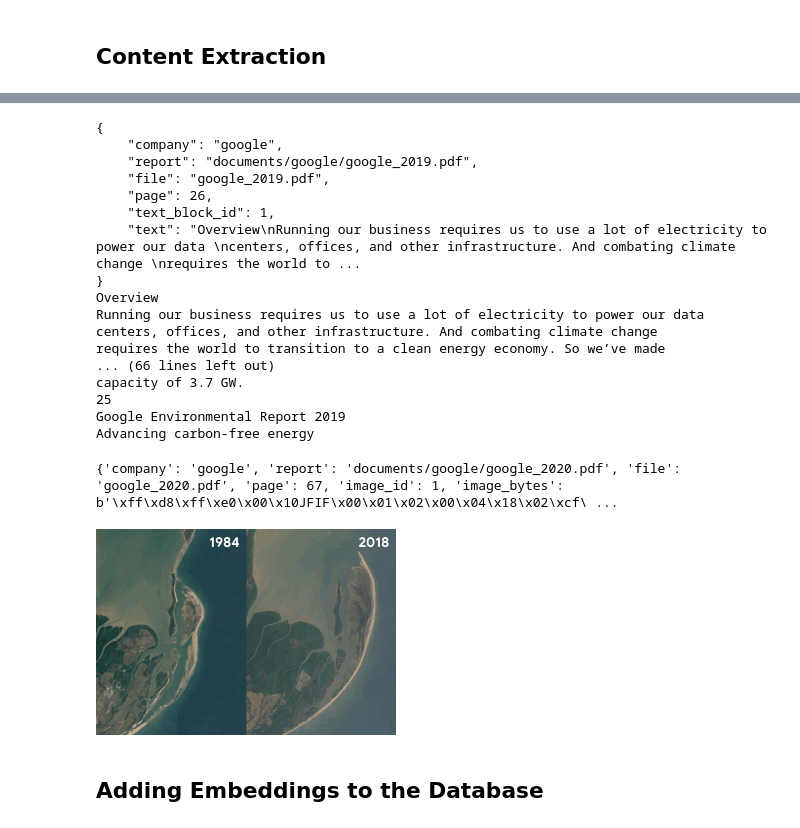
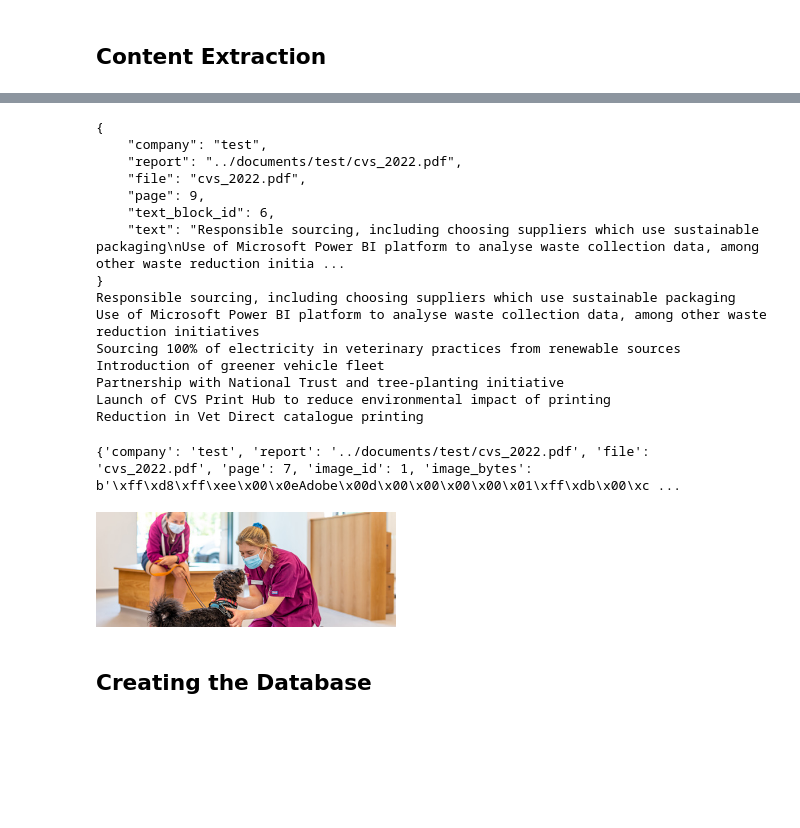
Before and after one commit to m-mahdavi/sustainability-fact-checker, a Jupyter notebook: notebooks/database_construction.ipynb, the cells around one changed output, grey strips where cells are left out. Cells and saved outputs as stored; diff of their text form; code cells hidden in the pictures; blank space fills up the shorter version.

Commit message:
updating text block extraction and database construction.

```diff
--- a/notebooks/database_construction.ipynb
+++ b/notebooks/database_construction.ipynb
@@ -89,6 +32,7 @@ database  documents  images  notebooks  objectives  old  README.md  source
 # %% [markdown]
 ## Content Extraction
 # %%
-c = company.Company("google", base_dir="documents")
+company_name = "test"
+c = company.Company(company_name)
 text_blocks = c.extract_text_blocks()
 images = c.extract_images()
@@ -95,31 +63,29 @@ images = c.extract_images()
 # %%
-index = 78
+index = 71
 print(json.dumps(text_blocks[index], indent=4))
 print(text_blocks[index]["text"])
 # %% [output]
 {
-    "company": "google",
-    "report": "documents/google/google_2019.pdf",
-    "file": "google_2019.pdf",
-    "page": 26,
-    "text_block_id": 1,
-    "text": "Overview\nRunning our business requires us to use a lot of electricity to power our data \ncenters, offices, and other infrastructure. And combating climate change \nrequires the world to ...
+    "company": "test",
+    "report": "../documents/test/cvs_2022.pdf",
+    "file": "cvs_2022.pdf",
+    "page": 9,
+    "text_block_id": 6,
+    "text": "Responsible sourcing, including choosing suppliers which use sustainable packaging\nUse of Microsoft Power BI platform to analyse waste collection data, among other waste reduction initia ...
 }
-Overview
-Running our business requires us to use a lot of electricity to power our data
-centers, offices, and other infrastructure. And combating climate change
-requires the world to transition to a clean energy economy. So we’ve made
-... (66 lines left out)
-capacity of 3.7 GW.
-25
-Google Environmental Report 2019
-Advancing carbon-free energy
+Responsible sourcing, including choosing suppliers which use sustainable packaging
+Use of Microsoft Power BI platform to analyse waste collection data, among other waste reduction initiatives
+Sourcing 100% of electricity in veterinary practices from renewable sources
+Introduction of greener vehicle fleet
+Partnership with National Trust and tree-planting initiative
+Launch of CVS Print Hub to reduce environmental impact of printing
+Reduction in Vet Direct catalogue printing
 # %%
-index = 93
+index = 4
 print(images[index])
 IPython.display.display(IPython.display.Image(data=images[index]["image_bytes"], format="png", width=300, height=300))
 # %% [output]
-{'company': 'google', 'report': 'documents/google/google_2020.pdf', 'file': 'google_2020.pdf', 'page': 67, 'image_id': 1, 'image_bytes': b'\xff\xd8\xff\xe0\x00\x10JFIF\x00\x01\x02\x00\x04\x18\x02\xcf\ ...
+{'company': 'test', 'report': '../documents/test/cvs_2022.pdf', 'file': 'cvs_2022.pdf', 'page': 7, 'image_id': 1, 'image_bytes': b'\xff\xd8\xff\xee\x00\x0eAdobe\x00d\x00\x00\x00\x00\x01\xff\xdb\x00\xc ...
-[figure, old version]
+[figure, new version]
 # %% [markdown]
-## Adding Embeddings to the Database
+## Creating the Database
```
Also changed, not shown: parts of 19 cells of this notebook, 4 other files.
